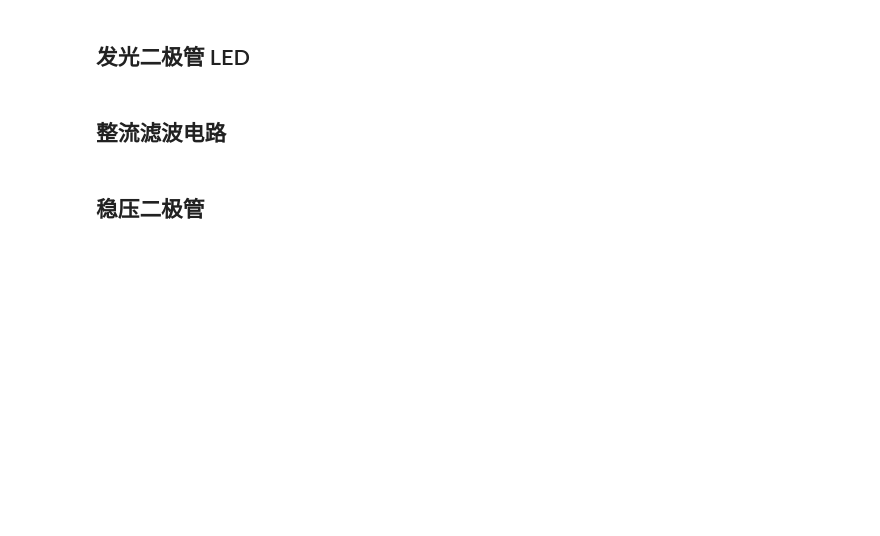
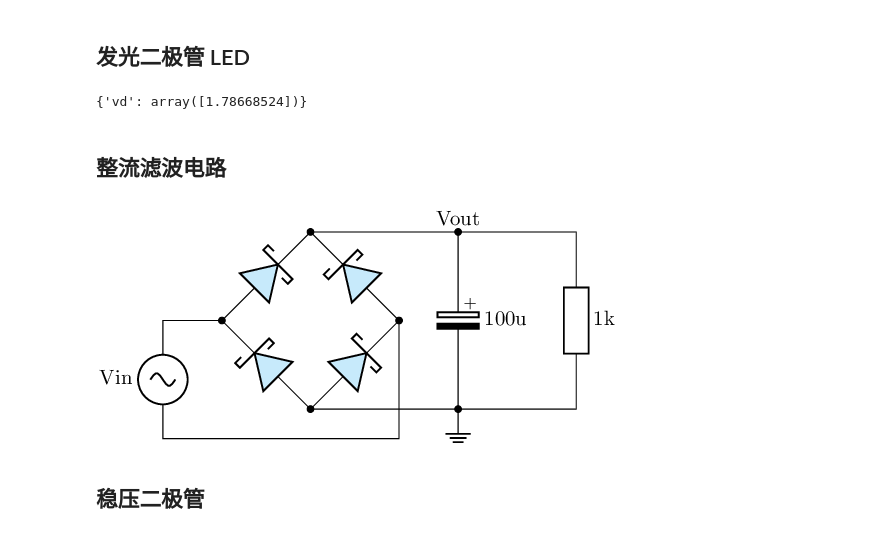
Before and after one commit to chenshuo/nuedc, a Jupyter notebook: docs/diode.ipynb, the cells around one changed output. Saved outputs shown, nothing was run; the diff lists cells and outputs as text; code cells hidden in the pictures; blank space fills up the shorter version.

```diff
--- a/docs/diode.ipynb
+++ b/docs/diode.ipynb
@@ -148,7 +172,38 @@ plt.plot(ng.vector('time'), -1e3*ng.vector('v#branch'))
 ## Schottky 二极管
 # %% [markdown]
 ## 发光二极管 LED
+# %%
+ng.circ('''
+  I1 0 vd 10mA
+  D1 vd 0 LED
+  .model LED D(Is=1e-22 n=1.5)
+  ''')
+ng.operating_point()
+# %% [output]
+{'vd': array([1.78668524])}
 # %% [markdown]
 ## 整流滤波电路
+# %%
+%%tikz -ct
+\ctikzset{european resistors, american voltages, diodes/fill=cyan!20}
+
+\draw (0, 0) to [sDo] ++(1.5, 1.5) coordinate (VP);
+\draw (0, 0) to [sDo, invert, mirror] ++(1.5, -1.5) coordinate (G);
+\draw (G) to [sDo] ++(1.5, 1.5) coordinate (B)
+  to [sDo] (VP)
+  to [short, *-] ++(2.5, 0) coordinate (C)
+  node [above] {Vout}
+  to [eC, l={100u}] (C |- G) coordinate (CN)
+  node [ground] {}
+  to [short, -*] (G);
+\draw (C) to [short, *-] ++(2, 0) coordinate (R)
+  to [R, l=1k] (R |- G)
+  to [short, -*] (CN);
+\draw (0, 0) to [short, *-] ++(-1, 0)
+  to [sV, l_={Vin}] ++(0, -2) coordinate (VS)
+  to [short] (VS -| B)
+  to [short, -*] (B);
+# %% [output]
+[figure, added]
 # %% [markdown]
 ## 稳压二极管
```
Also changed, not shown: parts of 6 cells of this notebook, 1 other file.
